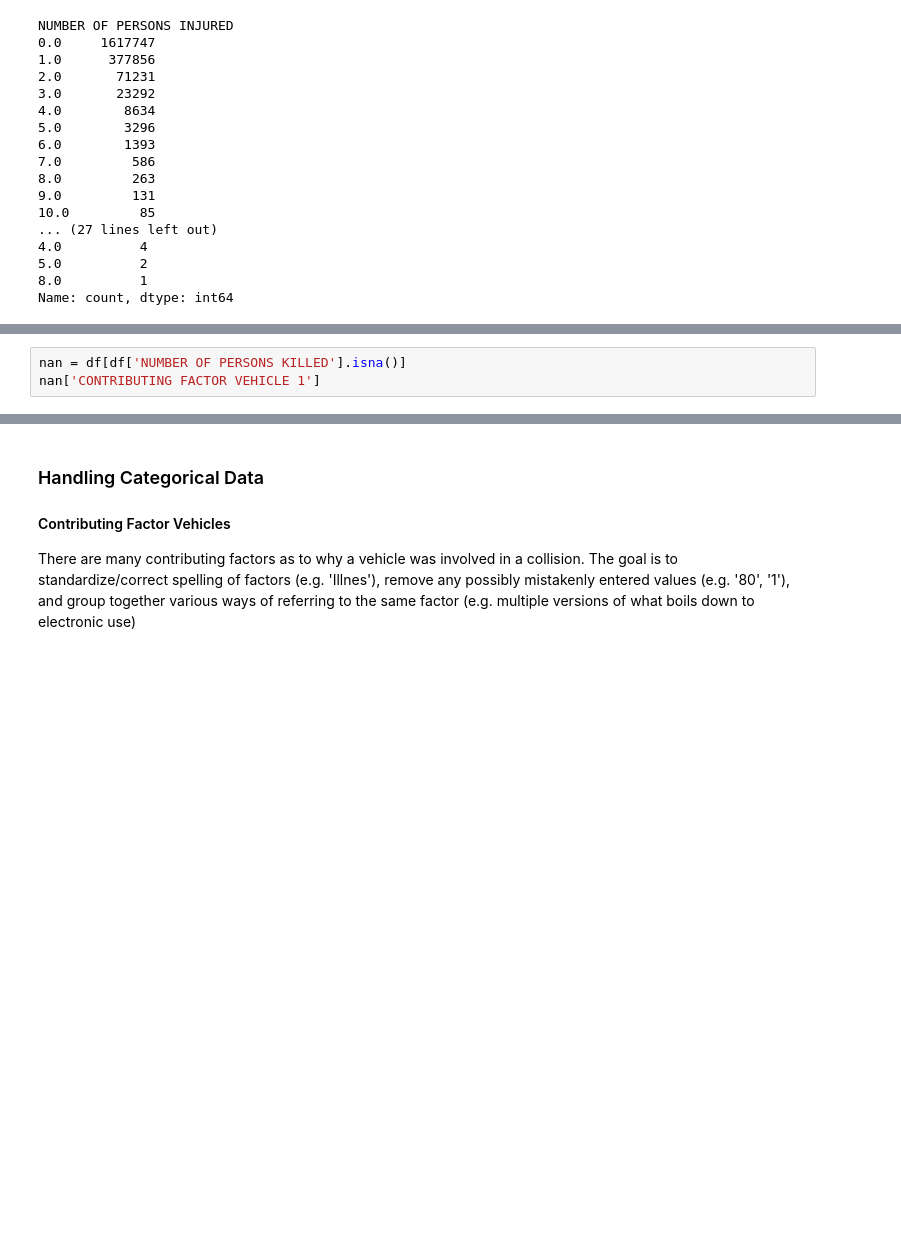
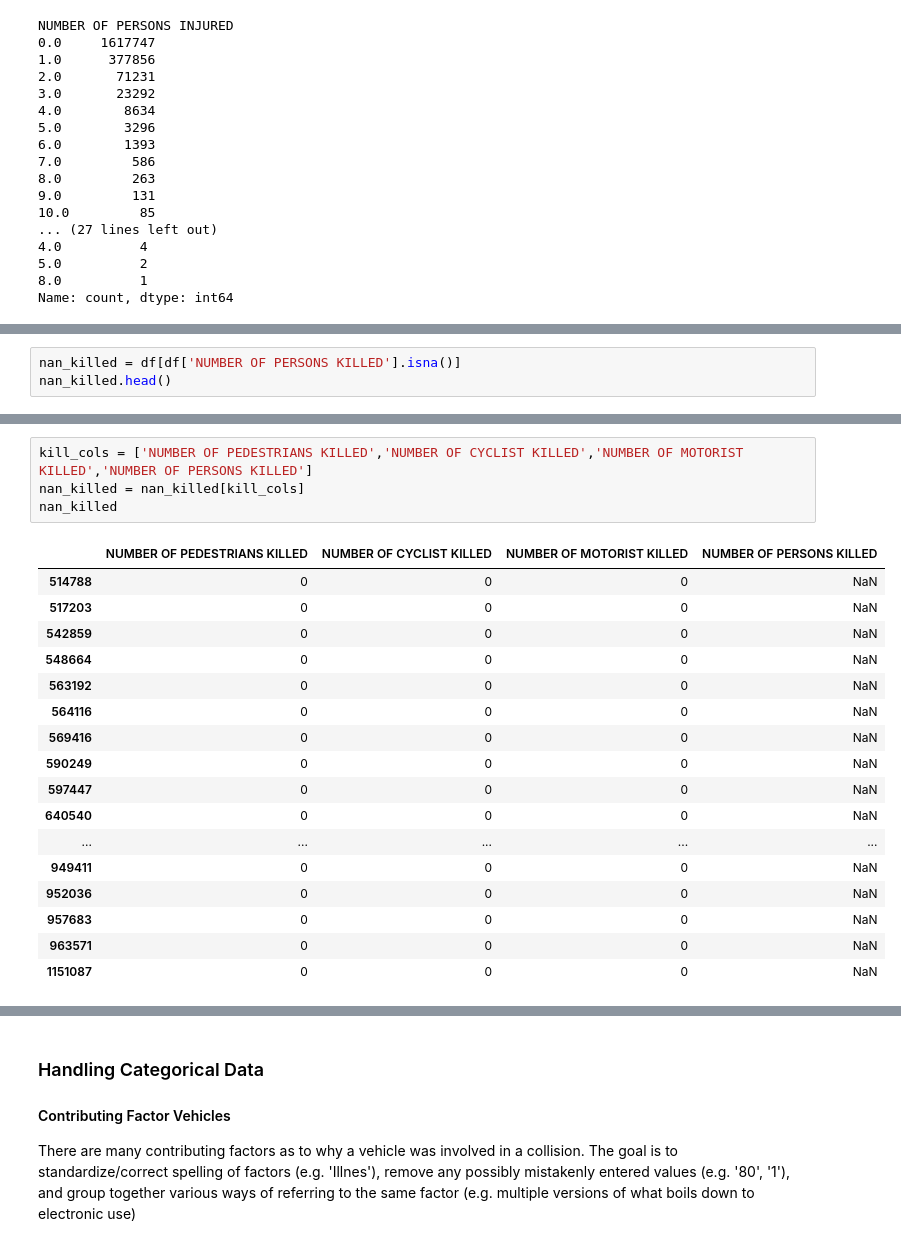
Before and after one commit to DouglasRollman/CollisionPrediction, a Jupyter notebook: Motor_Vehicle_Collisions.ipynb, the cells around one changed output, grey strips where cells are left out. Drawn from its saved outputs; the diff is of its cells as text; blank space fills up the shorter version.

```diff
--- a/Motor_Vehicle_Collisions.ipynb
+++ b/Motor_Vehicle_Collisions.ipynb
@@ -297,4 +181,4 @@ Nevertheless we will inspect the missing values of both the aformentioned column
 # %%
-nan = df[df['NUMBER OF PERSONS KILLED'].isna()]
-nan['CONTRIBUTING FACTOR VEHICLE 1']
+nan_killed = df[df['NUMBER OF PERSONS KILLED'].isna()]
+nan_killed.head()
 # %% [output]
@@ -317,0 +192,22 @@ Name: CONTRIBUTING FACTOR VEHICLE 1, dtype: object
+# %%
+kill_cols = ['NUMBER OF PEDESTRIANS KILLED','NUMBER OF CYCLIST KILLED','NUMBER OF MOTORIST KILLED','NUMBER OF PERSONS KILLED']
+nan_killed = nan_killed[kill_cols]
+nan_killed
+# %% [output]
+|  | NUMBER OF PEDESTRIANS KILLED | NUMBER OF CYCLIST KILLED | NUMBER OF MOTORIST KILLED | NUMBER OF PERSONS KILLED |
+| 514788 | 0 | 0 | 0 | NaN |
+| 517203 | 0 | 0 | 0 | NaN |
+| 542859 | 0 | 0 | 0 | NaN |
+| 548664 | 0 | 0 | 0 | NaN |
+| 563192 | 0 | 0 | 0 | NaN |
+| 564116 | 0 | 0 | 0 | NaN |
+| 569416 | 0 | 0 | 0 | NaN |
+| 590249 | 0 | 0 | 0 | NaN |
+| 597447 | 0 | 0 | 0 | NaN |
+| 640540 | 0 | 0 | 0 | NaN |
+| ... | ... | ... | ... | ... |
+| 949411 | 0 | 0 | 0 | NaN |
+| 952036 | 0 | 0 | 0 | NaN |
+| 957683 | 0 | 0 | 0 | NaN |
+| 963571 | 0 | 0 | 0 | NaN |
+| 1151087 | 0 | 0 | 0 | NaN |
```
Also changed, not shown: parts of 51 cells of this notebook, 2 other files.
